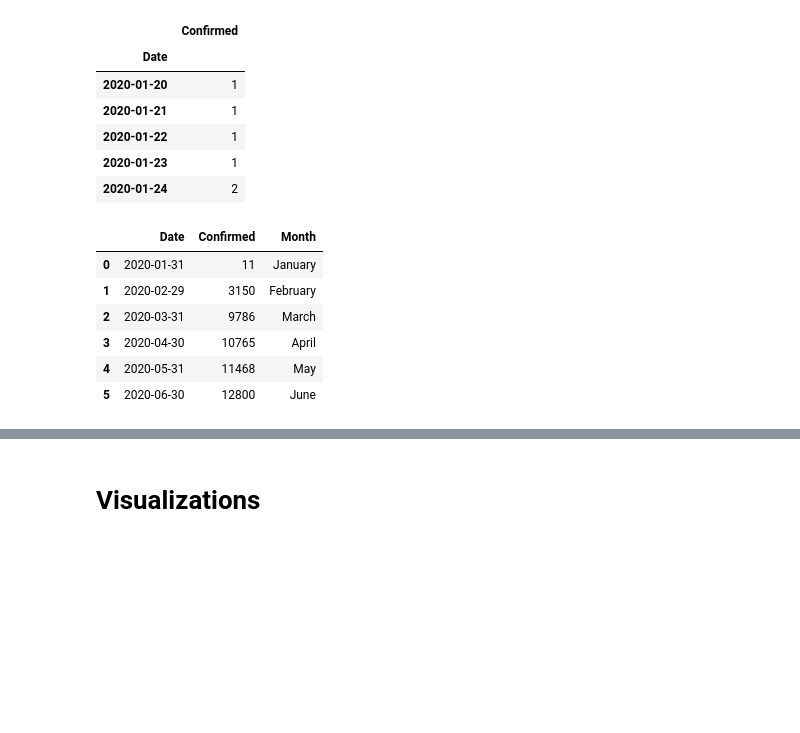
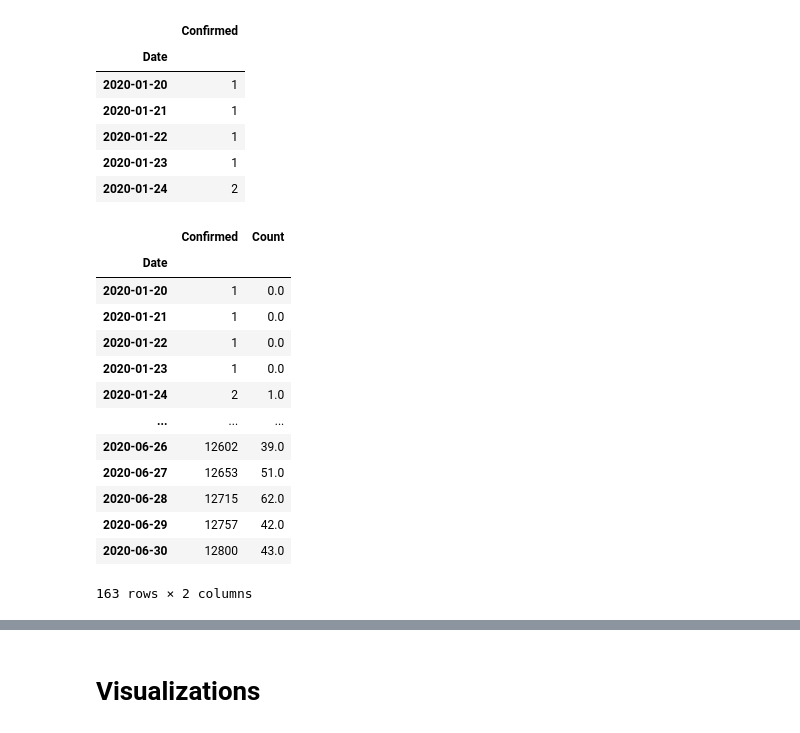
Before and after one commit to KevinNourian/COVID19, a Jupyter notebook: 07TestCOVID19.ipynb, the cells around one changed output, grey strips where cells are left out. Saved outputs shown, nothing was run; the diff lists cells and outputs as text; code cells hidden in the pictures; blank space fills up the shorter version.

```diff
--- a/07TestCOVID19.ipynb
+++ b/07TestCOVID19.ipynb
@@ -74,15 +74,25 @@ test.head()
 | 2020-01-23 | 1 |
 | 2020-01-24 | 2 |
 # %%
-test = test.asfreq(freq='M')
-test = test.reset_index()
-test['Month'] = test['Date'].dt.strftime('%B')
-test
+# test = test.asfreq(freq='W')
+# test = test.reset_index()
+# # test['Month'] = test['Date'].dt.strftime('%B')
+# test
-# %% [output]
-|  | Date | Confirmed | Month |
-| 0 | 2020-01-31 | 11 | January |
-| 1 | 2020-02-29 | 3150 | February |
-| 2 | 2020-03-31 | 9786 | March |
-| 3 | 2020-04-30 | 10765 | April |
-| 4 | 2020-05-31 | 11468 | May |
-| 5 | 2020-06-30 | 12800 | June |
+# %%
+test['Count'] = test['Confirmed'].diff().fillna(0)
+test
+# %% [output]
+|  | Confirmed | Count |
+| Date |  |  |
+| 2020-01-20 | 1 | 0.0 |
+| 2020-01-21 | 1 | 0.0 |
+| 2020-01-22 | 1 | 0.0 |
+| 2020-01-23 | 1 | 0.0 |
+| 2020-01-24 | 2 | 1.0 |
+| ... | ... | ... |
+| 2020-06-26 | 12602 | 39.0 |
+| 2020-06-27 | 12653 | 51.0 |
+| 2020-06-28 | 12715 | 62.0 |
+| 2020-06-29 | 12757 | 42.0 |
+| 2020-06-30 | 12800 | 43.0 |
+163 rows × 2 columns
```
Also changed, not shown: parts of 2 cells of this notebook, 5 other files.
